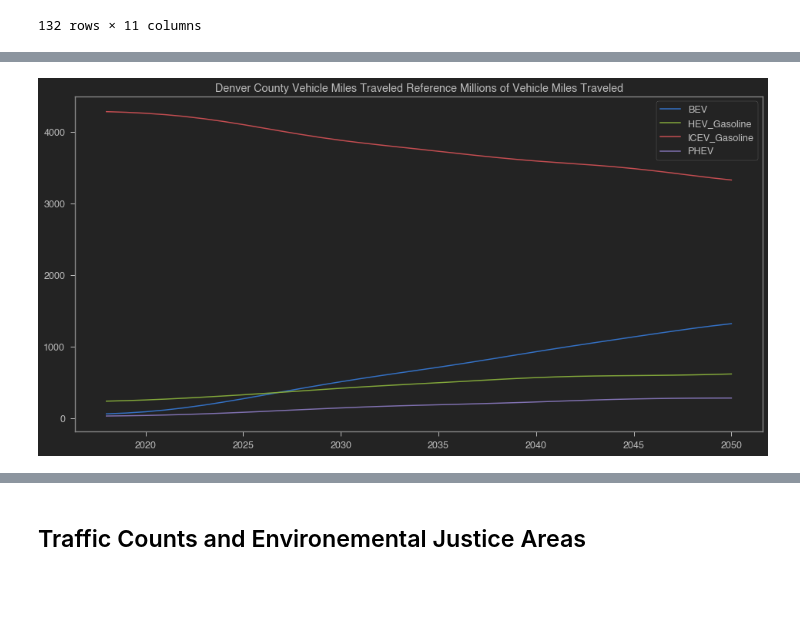
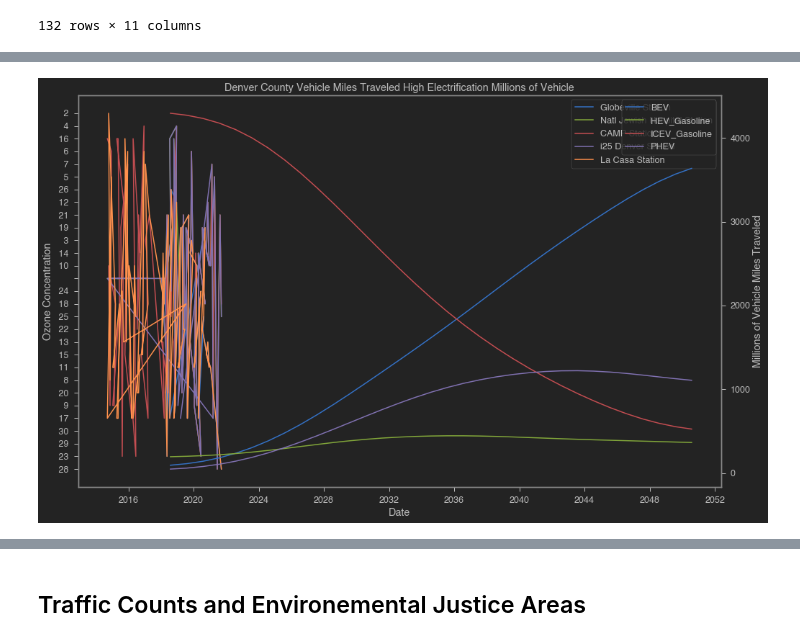
Before and after one commit to tbusath8/Mobility-Optimizers, a Jupyter notebook: data_experimentation/data_experimentation.ipynb, the cells around one changed output, grey strips where cells are left out. Drawn from its saved outputs; the diff is of its cells as text; code cells hidden in the pictures; blank space fills up the shorter version.

Commit message:
added in ozone data

```diff
--- a/data_experimentation/data_experimentation.ipynb
+++ b/data_experimentation/data_experimentation.ipynb
@@ -24,6 +25,14 @@ transportation_preferences_employee_2009 = pd.read_csv('data/transportation_pref
 transportation_preferences_employee_2016 = pd.read_csv('data/transportation_preferences/Employee/2016/DRCOG_2016_Employee_Data_with_Employer_Data_RDC.csv')
 transportation_preferences_resident_2010 = pd.read_csv('data/transportation_preferences/Resident/2010/DRCOG-TOD-2010-Resident-Data.csv')
 transportation_preferences_resident_2016 = pd.read_csv('data/transportation_preferences/Resident/2016/DRCOG_2016_Resident_Data_RDC.csv')
+
+aq_data_globeville = pd.read_csv('data/Air Quality Historical Data Platform/i-25-globeville, colorado-air-quality.csv')
+aq_data_nat_jewish_hospital = pd.read_csv('data/Air Quality Historical Data Platform/national-jewish hospital, colorado-air-quality.csv')
+aq_data_camp = pd.read_csv('data/Air Quality Historical Data Platform/camp,-colorado-air-quality.csv')
+aq_data_i25 = pd.read_csv('data/Air Quality Historical Data Platform/i-25-denver, colorado-air-quality.csv')
+aq_data_la_casa = pd.read_csv('data/Air Quality Historical Data Platform/la-casa, colorado-air-quality.csv')
+
+aq_stations = [aq_data_globeville, aq_data_nat_jewish_hospital, aq_data_camp, aq_data_i25, aq_data_la_casa]
 # %% [markdown]
 ## Average Traffic Count Data for Use in Comparison to Ozone Concentration Over Time
 Need to find time-series traffic count data
@@ -88,0 +104,7 @@ Name: Technology, Length: 132, dtype: object
+# %%
+denver_county_miles_traveled['Year'] = denver_county_miles_traveled['Year'].apply(str)
+# %%
+denver_county_miles_traveled['Year'] = pd.to_datetime('07-30-'+denver_county_miles_traveled['Year'])
+# %%
+denver_county_miles_traveled['Year'] = pd.to_datetime(denver_county_miles_traveled['Year'], yearfirst=True)
+denver_county_miles_traveled['Year']
@@ -89,12 +154,25 @@ Name: Technology, Length: 132, dtype: object
 # %%
-ref_or_high_electrification = 'Vehicle Miles Traveled Reference Millions of Vehicle Miles Trav'
+ref_or_high_electrification = 'Vehicle Miles Traveled High Electrification Millions of Vehicle'
 technologies = ['BEV','HEV_Gasoline','ICEV_Gasoline','PHEV']
 
-plt.figure(figsize=(16,8))
+fig, ax1 = plt.subplots(figsize=(16,10))
+ax2 = ax1.twinx()
+
+for stn in aq_stations:
+    stn['date'] = pd.to_datetime(stn['date'])
+    ax1.plot(stn[stn['date'].dt.day == 15]['date'],stn[stn['date'].dt.day == 15][' o3'])
+
+legend1 = ['Globeville Station', 'Natl Jewish Hospital Station', 'CAMP Station', 'i25 Denver Station', 'La Casa Station']
+ax1.legend(legend2)
+ax1.set_ylabel('Ozone Concentration')
+
 for tech in technologies:
-    plt.plot(denver_county_miles_traveled[denver_county_miles_traveled['Technology']==tech]['Year'],denver_county_miles_traveled[denver_county_miles_traveled['Technology']==tech][ref_or_high_electrification])
-    plt.legend(technologies)
-    plt.title('Denver County '+ref_or_high_electrification+'eled')
+    ax2.plot(denver_county_miles_traveled[denver_county_miles_traveled['Technology']==tech]['Year'],denver_county_miles_traveled[denver_county_miles_traveled['Technology']==tech][ref_or_high_electrification])
+ax2.legend(technologies)
+ax2.set_ylabel('Millions of Vehicle Miles Traveled')
+
+ax1.set_xlabel('Date')
+plt.title('Denver County '+ref_or_high_electrification)
 plt.show()
 # %% [output]
-[figure, old version]
+[figure, new version]
```
Also changed, not shown: parts of 11 cells of this notebook.
